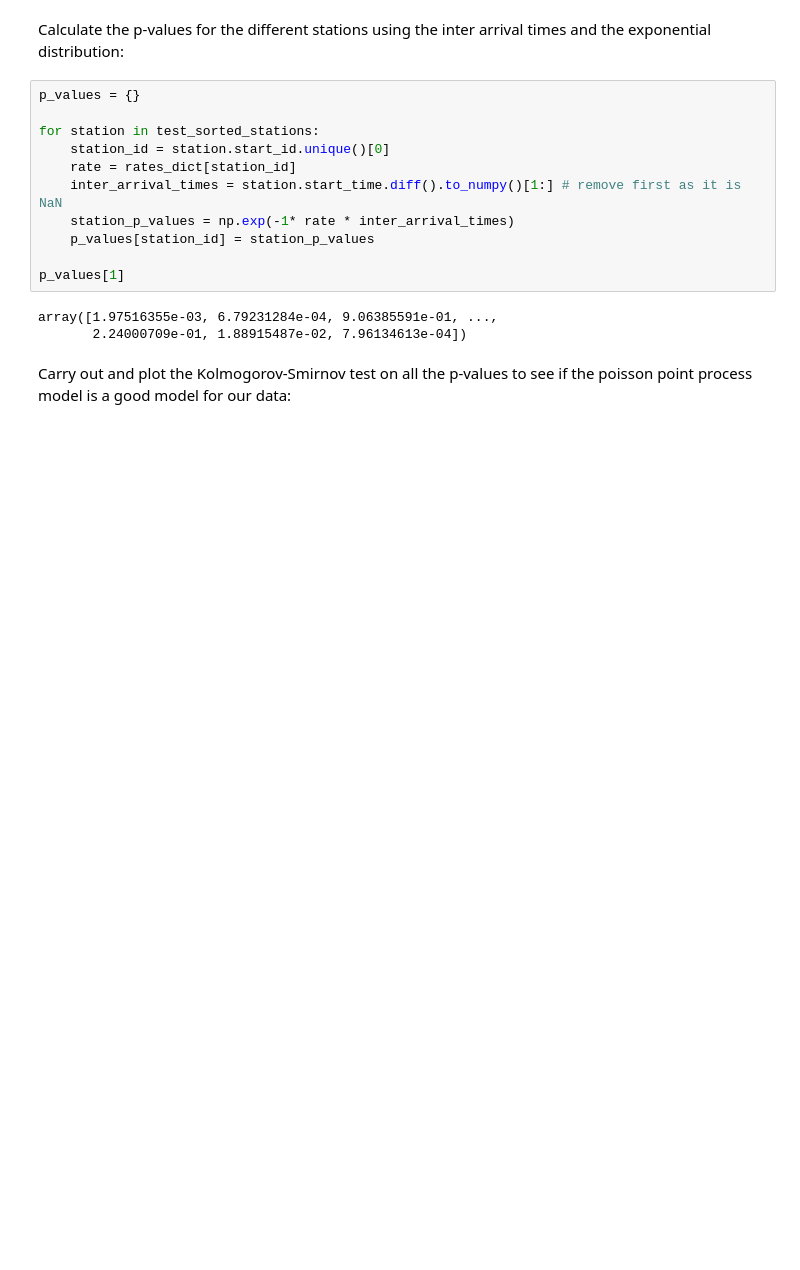
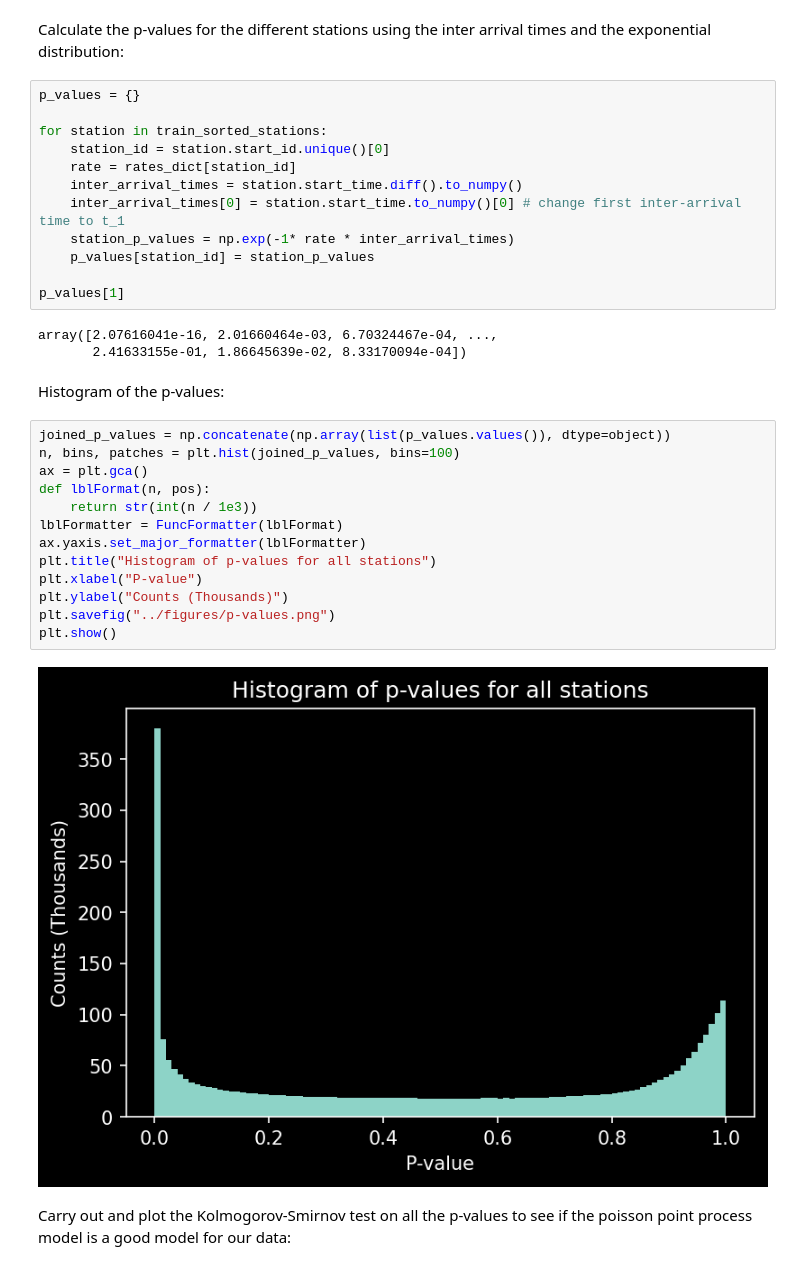
Before and after one commit to carlosaccp/Santander-SE-ME, a Jupyter notebook: analysis/fit_poisson.ipynb, the cells around one changed output. Cells and saved outputs as stored; diff of their text form; blank space fills up the shorter version.

```diff
--- a/analysis/fit_poisson.ipynb
+++ b/analysis/fit_poisson.ipynb
@@ -109,17 +115,35 @@ Calculate the p-values for the different stations using the inter arrival times
 # %%
 p_values = {}
 
-for station in test_sorted_stations:
+for station in train_sorted_stations:
     station_id = station.start_id.unique()[0]
     rate = rates_dict[station_id]
-    inter_arrival_times = station.start_time.diff().to_numpy()[1:] # remove first as it is NaN
+    inter_arrival_times = station.start_time.diff().to_numpy()
+    inter_arrival_times[0] = station.start_time.to_numpy()[0] # change first inter-arrival time to t_1
     station_p_values = np.exp(-1* rate * inter_arrival_times)
     p_values[station_id] = station_p_values
 
 p_values[1]
 # %% [output]
-array([1.97516355e-03, 6.79231284e-04, 9.06385591e-01, ...,
-       2.24000709e-01, 1.88915487e-02, 7.96134613e-04])
+array([2.07616041e-16, 2.01660464e-03, 6.70324467e-04, ...,
+       2.41633155e-01, 1.86645639e-02, 8.33170094e-04])
+# %% [markdown]
+Histogram of the p-values:
+# %%
+joined_p_values = np.concatenate(np.array(list(p_values.values()), dtype=object))
+n, bins, patches = plt.hist(joined_p_values, bins=100)
+ax = plt.gca()
+def lblFormat(n, pos):
+    return str(int(n / 1e3))
+lblFormatter = FuncFormatter(lblFormat)
+ax.yaxis.set_major_formatter(lblFormatter)
+plt.title("Histogram of p-values for all stations")
+plt.xlabel("P-value")
+plt.ylabel("Counts (Thousands)")
+plt.savefig("../figures/p-values.png")
+plt.show()
+# %% [output]
+[figure, added]
 # %% [markdown]
 Carry out and plot the Kolmogorov-Smirnov test on all the p-values to see if the poisson point process model is a good model for our data:
 # %%
```
Also changed, not shown: parts of 9 cells of this notebook, 4 other files.
